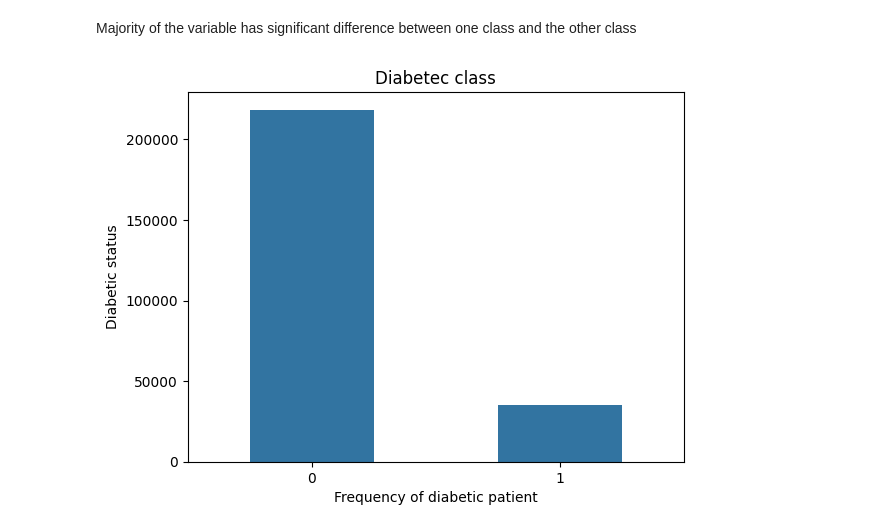
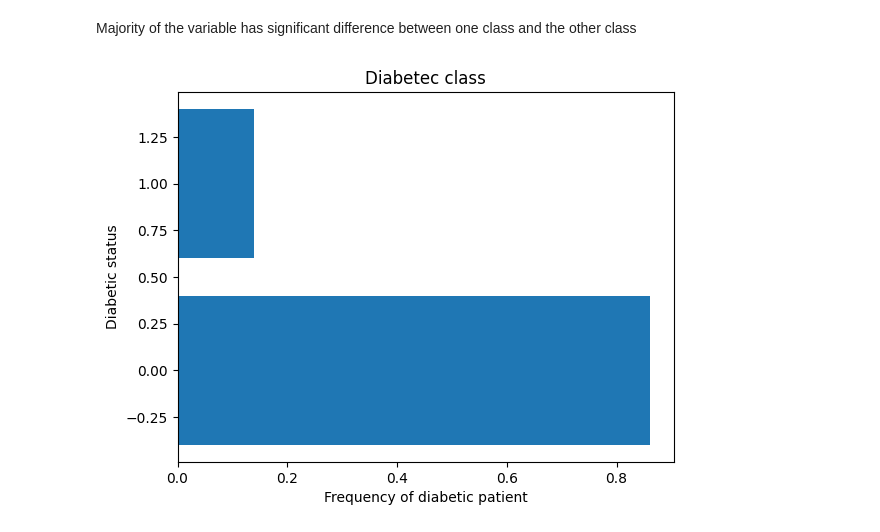
Before and after one commit to julam9/ML-Zoomcamp-2024, a Jupyter notebook: Midterm-project/mid.ipynb, the cells around one changed output. Cells and saved outputs as stored; diff of their text form; code cells hidden in the pictures.

```diff
--- a/Midterm-project/mid.ipynb
+++ b/Midterm-project/mid.ipynb
@@ -128,10 +126,12 @@ plt.show()
 Majority of the variable has significant difference between one class and the other class
 # %%
 # look at the target variable
-sns.countplot(data=y, x='diabetes_binary', width=0.5)
+diabetec_count = y.value_counts(normalize=True).reset_index()
+diabetec_count.diabetes_binary = diabetec_count.diabetes_binary.astype(str)
+plt.barh(diabetec_count.index, diabetec_count.proportion)
 plt.title("Diabetec class")
 plt.xlabel('Frequency of diabetic patient')
 plt.ylabel('Diabetic status')
 plt.show()
 # %% [output]
-[figure, old version]
+[figure, new version]
```
Also changed, not shown: parts of 3 cells of this notebook.
